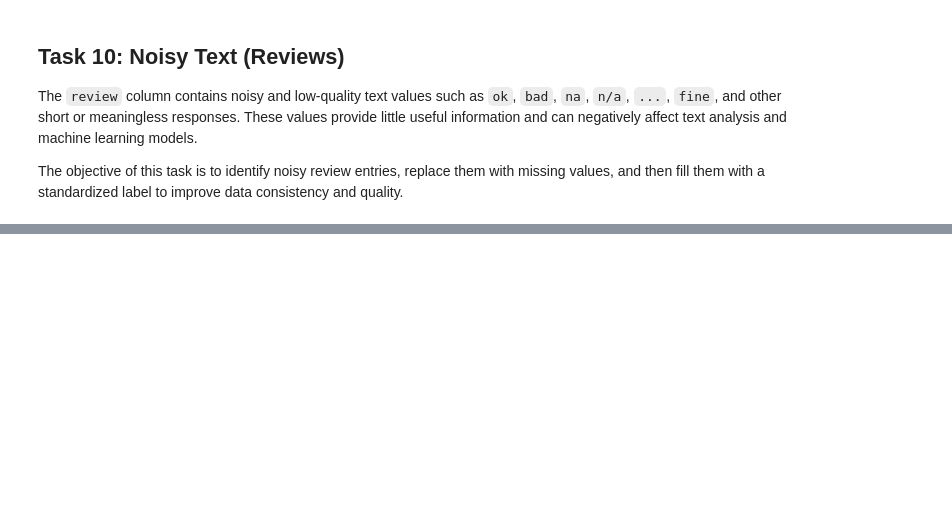
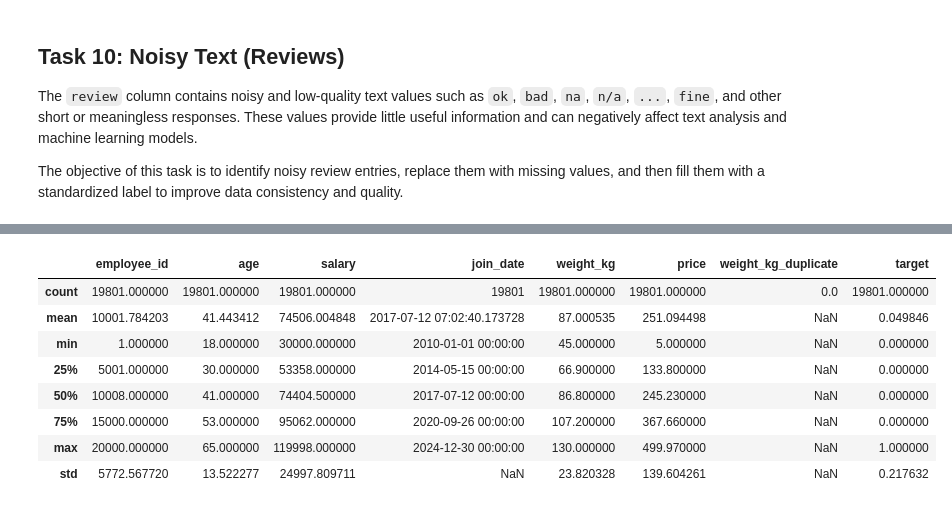
Before and after one commit to Hasib-2005/Assignments-of-AI-ML-Bootcamp, a Jupyter notebook: Assignment_3/Solution.ipynb, the cells around one changed output, grey strips where cells are left out. Drawn from its saved outputs; the diff is of its cells as text; code cells hidden in the pictures; blank space fills up the shorter version.

```diff
--- a/Assignment_3/Solution.ipynb
+++ b/Assignment_3/Solution.ipynb
@@ -591,0 +632,11 @@ Name: count, dtype: int64
+# %%
+df_clean['is_active'].unique()
+true_vals = ['True', 'true', 'TRUE', '1', True, 1]
+
+df_clean['is_active'] = df_clean['is_active'].isin(true_vals)
+df_clean['is_active'].unique()
+
+# alternative way
+df_clean['is_active'] = df_clean['is_active'].map(lambda x: str(x).lower() in ['true', '1'])
+
+df_clean['is_active'].dtype
@@ -591,0 +676,8 @@ Name: count, dtype: int64
+# %%
+df_clean.dtypes
+
+df_clean['age'] = df_clean['age'].astype(float)
+df_clean['join_date'] = pd.to_datetime(df_clean['join_date'])
+df_clean['is_active'] = df_clean['is_active'].astype(bool)
+
+df_clean.dtypes
@@ -591,0 +737,35 @@ Name: count, dtype: int64
+# %%
+MIN_AGE = 18
+MAX_AGE = 65
+
+MIN_PRICE = 0
+
+MIN_SALARY = 15000
+MAX_SALARY = 500000
+
+df_clean[(df_clean['salary'] < MIN_SALARY) | (df_clean['salary'] > MAX_SALARY)].shape
+
+df_clean.loc[df_clean['salary'] < MIN_SALARY, 'salary'] = np.nan
+df_clean.loc[df_clean['salary'] > MAX_SALARY, 'salary'] = np.nan
+
+df_clean['salary'] = df_clean['salary'].fillna(df_clean['salary'].median())
+
+# verify
+
+assert (df_clean["age"] >= MIN_AGE).all() and (df_clean["age"] <= MAX_AGE).all()
+
+assert (df_clean["price"] > MIN_PRICE).all()
+
+assert (df_clean["salary"] >= MIN_SALARY).all() and (df_clean["salary"] <= MAX_SALARY).all()
+
+df_clean.describe()
+# %% [output]
+|  | employee_id | age | salary | join_date | weight_kg | price | weight_kg_duplicate | target |
+| count | 19801.000000 | 19801.000000 | 19801.000000 | 19801 | 19801.000000 | 19801.000000 | 0.0 | 19801.000000 |
+| mean | 10001.784203 | 41.443412 | 74506.004848 | 2017-07-12 07:02:40.173728 | 87.000535 | 251.094498 | NaN | 0.049846 |
+| min | 1.000000 | 18.000000 | 30000.000000 | 2010-01-01 00:00:00 | 45.000000 | 5.000000 | NaN | 0.000000 |
+| 25% | 5001.000000 | 30.000000 | 53358.000000 | 2014-05-15 00:00:00 | 66.900000 | 133.800000 | NaN | 0.000000 |
+| 50% | 10008.000000 | 41.000000 | 74404.500000 | 2017-07-12 00:00:00 | 86.800000 | 245.230000 | NaN | 0.000000 |
+| 75% | 15000.000000 | 53.000000 | 95062.000000 | 2020-09-26 00:00:00 | 107.200000 | 367.660000 | NaN | 0.000000 |
+| max | 20000.000000 | 65.000000 | 119998.000000 | 2024-12-30 00:00:00 | 130.000000 | 499.970000 | NaN | 1.000000 |
+| std | 5772.567720 | 13.522277 | 24997.809711 | NaN | 23.820328 | 139.604261 | NaN | 0.217632 |
```
Also changed, not shown: parts of 12 cells of this notebook.
